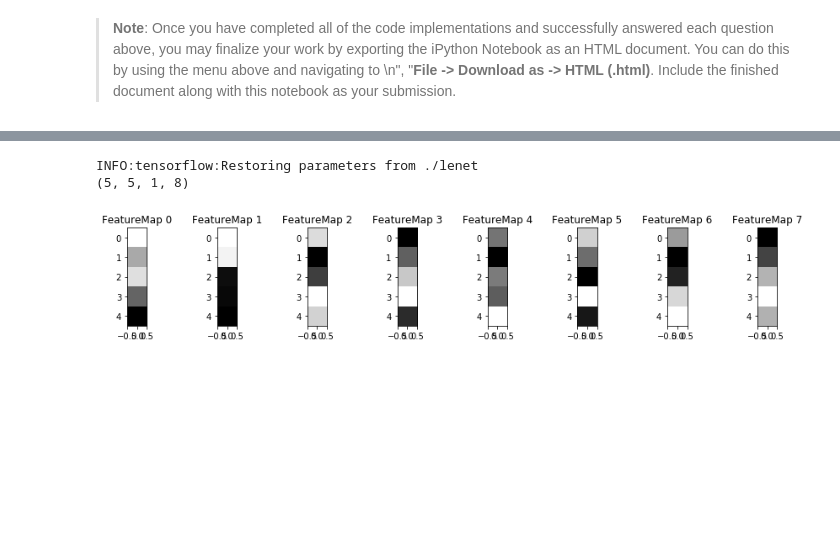
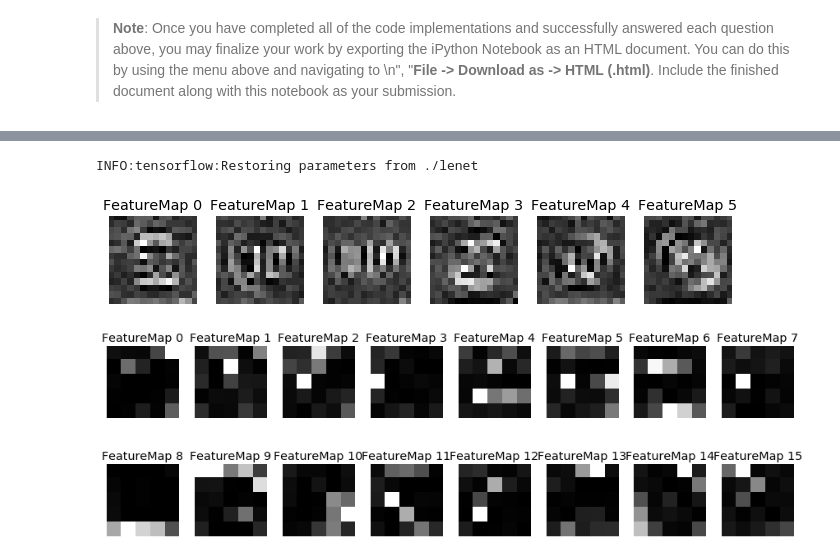
Before and after one commit to rajatsharma01/CarND-Traffic-Sign-Classifier-Project, a Jupyter notebook: Traffic_Sign_Classifier.ipynb, the cells around one changed output, grey strips where cells are left out. Drawn from its saved outputs; the diff is of its cells as text; code cells hidden in the pictures; blank space fills up the shorter version.

Commit message:
Finalizing before submission

```diff
--- a/Traffic_Sign_Classifier.ipynb
+++ b/Traffic_Sign_Classifier.ipynb
@@ -343,0 +512,5 @@ sets imply underfitting. A high accuracy on the training set but low accuracy on
+# %%
+# Hyper parameters
+BATCH_SIZE = 256
+LEARN_RATE = 0.001
+EPOCHS = 50
@@ -344,15 +542,4 @@ sets imply underfitting. A high accuracy on the training set but low accuracy on
 # %%
-### Train your model here.
-### Calculate and report the accuracy on the training and validation set.
-### Once a final model architecture is selected,
-### the accuracy on the test set should be calculated and reported as well.
-### Feel free to use as many code cells as needed.
-
-# Hyper parameters
-EPOCHS = 10
-BATCH_SIZE = 128
-LEARN_RATE = 0.001
-
 with model_graph.as_default():
     # Train Model
     predicted_logits = LeNet(x_norm, is_training)
@@ -471,9 +657,9 @@ def pick_random_image():
     iminfo = content[content['Filename'] == os.path.basename(image_file)]
 
     # crop image based on annotations provided in file
-    img = cv2.imread(image_file)
-    img = img[int(iminfo['Roi.Y1']):int(iminfo['Roi.Y2']),
-              int(iminfo['Roi.X1']):int(iminfo['Roi.X2']),:]
+    img = plt.imread(image_file)
+    #img = img[int(iminfo['Roi.Y1']):int(iminfo['Roi.Y2']),
+    #          int(iminfo['Roi.X1']):int(iminfo['Roi.X2']),:]
     img = cv2.resize(img, dsize=(32,32))
 
     return (img, iminfo['ClassId'])
@@ -501,8 +687,8 @@ def show_images(x_images, y_classes, **kwargs):
                 icon = plt.imread('./WrongIcon.png')
             plt.imshow(icon, extent=[8,10,0,2])
 
-n_images = 15
-X_gtsrb_test, y_gtsrb_test = (np.empty((n_images, 32, 32, 3)), np.empty(n_images, dtype=np.int32))
+n_images = 5
+X_gtsrb_test, y_gtsrb_test = (np.empty((n_images, 32, 32, 3), dtype=np.uint8), np.empty(n_images, dtype=np.int32))
 for i in range(n_images):
     X_gtsrb_test[i], y_gtsrb_test[i] = pick_random_image()
 show_images(X_gtsrb_test, y_gtsrb_test)
@@ -642,13 +820,15 @@ def outputFeatureMap(image_input, tf_activation, activation_min=-1, activation_m
     # image_input =
     # Note: x should be the same name as your network's tensorflow data placeholder variable
     # If you get an error tf_activation is not defined it may be having trouble accessing the variable from inside a function
-    activation = tf_activation.eval(session=sess,feed_dict={x : image_input})
-    print(activation.shape)
+    activation = tf_activation.eval(session=sess,feed_dict={x : image_input, is_training : False})
     featuremaps = activation.shape[3]
     plt.figure(plt_num, figsize=(15,15))
     for featuremap in range(featuremaps):
         plt.subplot(6,8, featuremap+1) # sets the number of feature maps to show on each row and column
         plt.title('FeatureMap ' + str(featuremap)) # displays the feature map number
+        plt.grid(False)
+        plt.xticks([])
+        plt.yticks([])
         if activation_min != -1 & activation_max != -1:
             plt.imshow(activation[0,:,:, featuremap], interpolation="nearest", vmin =activation_min, vmax=activation_max, cmap="gray")
         elif activation_max != -1:
@@ -660,13 +840,14 @@ def outputFeatureMap(image_input, tf_activation, activation_min=-1, activation_m
 # %%
 with tf.Session(graph=model_graph) as sess:
     saver = tf.train.import_meta_graph('./lenet.meta')
     saver.restore(sess, tf.train.latest_checkpoint('.'))
-    i = np.random.randint(0, n_train)
     img = np.empty((1, 32, 32, 3))
-    img[0] = X_train[i]
-    w3 = tf.get_default_graph().get_tensor_by_name("conv1/weights:0")
-    outputFeatureMap(img, w3)
+    img[0] = X_gtsrb_test[0]
+    conv1 = tf.get_default_graph().get_tensor_by_name("conv1/activation:0")
+    outputFeatureMap(img, conv1, plt_num=1)
+    conv2 = tf.get_default_graph().get_tensor_by_name("conv2/activation:0")
+    outputFeatureMap(img, conv2, plt_num=2)
 # %% [output]
 INFO:tensorflow:Restoring parameters from ./lenet
-(5, 5, 1, 8)
-[figure, old version]
+[figure, new version]
+[figure, added]
```
Also changed, not shown: parts of 37 cells of this notebook, 1 other file.
